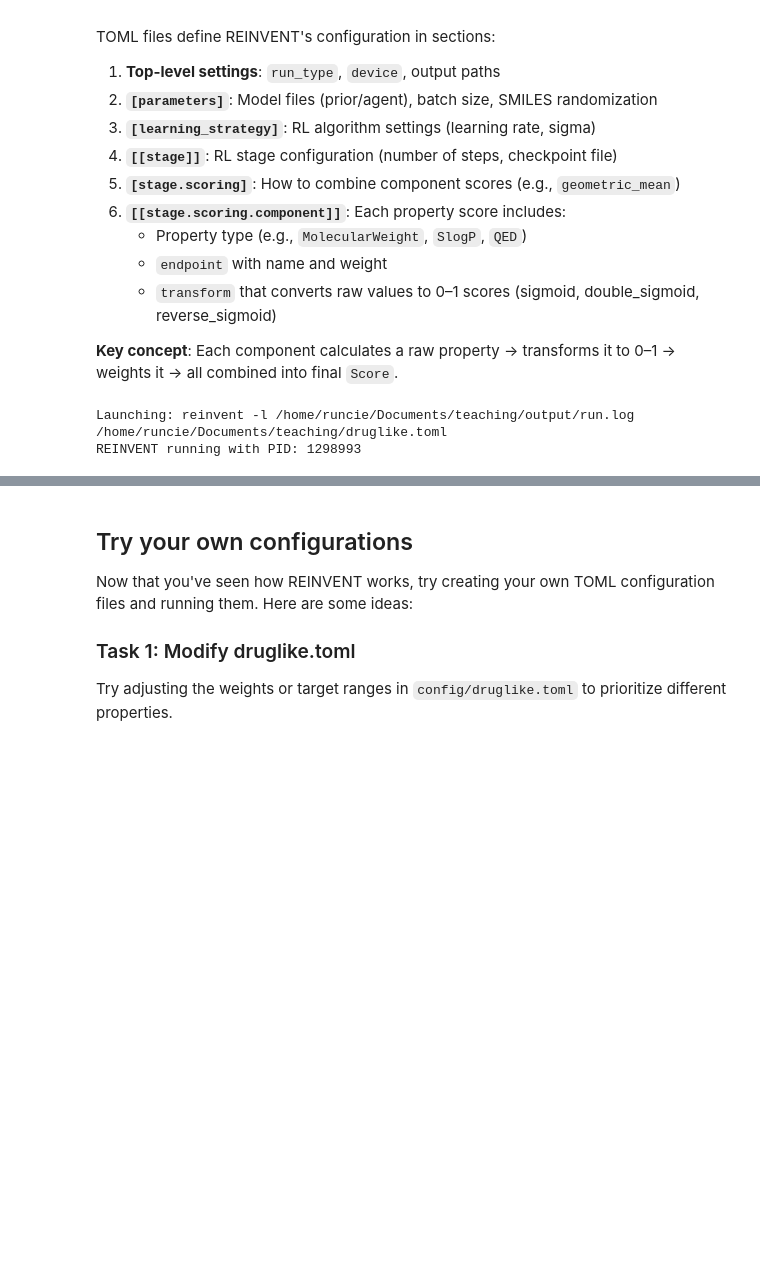
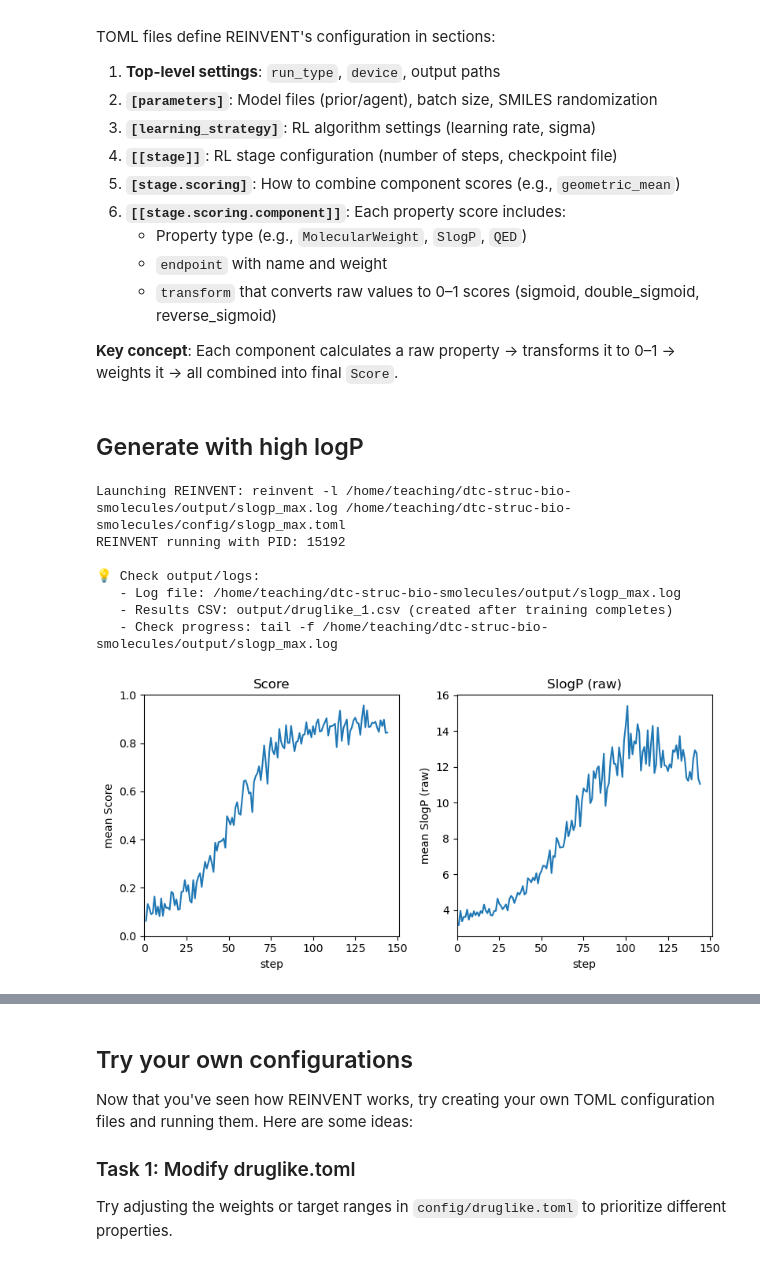
Before and after one commit to oxpig/dtc-struc-bio-smolecules, a Jupyter notebook: 2_run_reinvent.ipynb, the cells around one changed output, grey strips where cells are left out. Saved outputs shown, nothing was run; the diff lists cells and outputs as text; code cells hidden in the pictures; blank space fills up the shorter version.

```diff
--- a/2_run_reinvent.ipynb
+++ b/2_run_reinvent.ipynb
@@ -110,11 +110,14 @@ TOML files define REINVENT's configuration in sections:
    - `transform` that converts raw values to 0–1 scores (sigmoid, double_sigmoid, reverse_sigmoid)
 
 **Key concept**: Each component calculates a raw property → transforms it to 0–1 → weights it → all combined into final `Score`.
+# %% [markdown]
+## Generate with high logP
 # %%
+# RUN SLOG_P
 # Prepare paths
-config_path = Path("config/druglike.toml").resolve()
+config_path = Path("config/slogp_max.toml").resolve()
 prior_path = Path("priors/reinvent.prior").resolve()
-log_path = Path("output/druglike.log").resolve()
+log_path = Path("output/slogp_max.log").resolve()
 
 # Make sure output dir exists
 Path("output").mkdir(exist_ok=True)
@@ -137,8 +140,61 @@ reinvent_proc = subprocess.Popen(
 print("REINVENT running with PID:", reinvent_proc.pid)
 print("\n💡 Check output/logs:")
 print(f"   - Log file: {log_path}")
-print(f"   - Results CSV: output/druglike_1.csv (created after training completes)")
+print(f"   - Results CSV: output/run_1.csv (created after training completes)")
 print(f"   - Check progress: tail -f {log_path}")
 # %% [output]
-Launching: reinvent -l /home/runcie/Documents/teaching/output/run.log /home/runcie/Documents/teaching/druglike.toml
-REINVENT running with PID: 1298993
+Launching REINVENT: reinvent -l /home/teaching/dtc-struc-bio-smolecules/output/slogp_max.log /home/teaching/dtc-struc-bio-smolecules/config/slogp_max.toml
+REINVENT running with PID: 15192
+
+💡 Check output/logs:
+   - Log file: /home/teaching/dtc-struc-bio-smolecules/output/slogp_max.log
+   - Results CSV: output/druglike_1.csv (created after training completes)
+   - Check progress: tail -f /home/teaching/dtc-struc-bio-smolecules/output/slogp_max.log
+# %%
+SHOW_RAW = True  # True = plot "... (raw)" columns, False = plot transformed columns
+
+# load + keep valid molecules only once
+df = pd.read_csv("output/run_1.csv")
+df = df[df["SMILES_state"] == 1].copy()
+
+# figure out which metric columns to plot
+if SHOW_RAW:
+    metric_cols = [c for c in df.columns if c.endswith("(raw)")]
+else:
+    raw_pairs = [(c, c.replace(" (raw)", "")) for c in df.columns if c.endswith("(raw)")]
+    metric_cols = [t for _, t in raw_pairs if t in df.columns]
+
+# always include Score first
+plot_cols = ["Score"] + [c for c in metric_cols if c != "Score"]
+
+# compute per-step means for each column once
+step_means = {}
+for col in plot_cols:
+    tmp_col = pd.to_numeric(df[col], errors="coerce")
+    step_means[col] = (
+        pd.DataFrame({"step": df["step"], col: tmp_col})
+        .groupby("step", as_index=False)[col]
+        .mean()
+        .sort_values("step")
+    )
+
+# make grid with 3 columns per row
+n = len(plot_cols)
+cols_per_row = 3
+rows = math.ceil(n / cols_per_row)
+
+plt.figure(figsize=(12, 4*rows))
+for i, col in enumerate(plot_cols, start=1):
+    ax = plt.subplot(rows, cols_per_row, i)
+    ax.plot(step_means[col]["step"], step_means[col][col])
+    ax.set_xlabel("step")
+    ax.set_ylabel(f"mean {col}")
+    ax.set_title(col)
+    ax.set_xlim(left=0)
+    if (col == "Score") or (not SHOW_RAW):
+        ax.set_ylim(0, 1)
+
+plt.tight_layout()
+plt.show()
+# %% [output]
+[figure, added]
```
Also changed, not shown: parts of 7 cells of this notebook, 12 other files.
